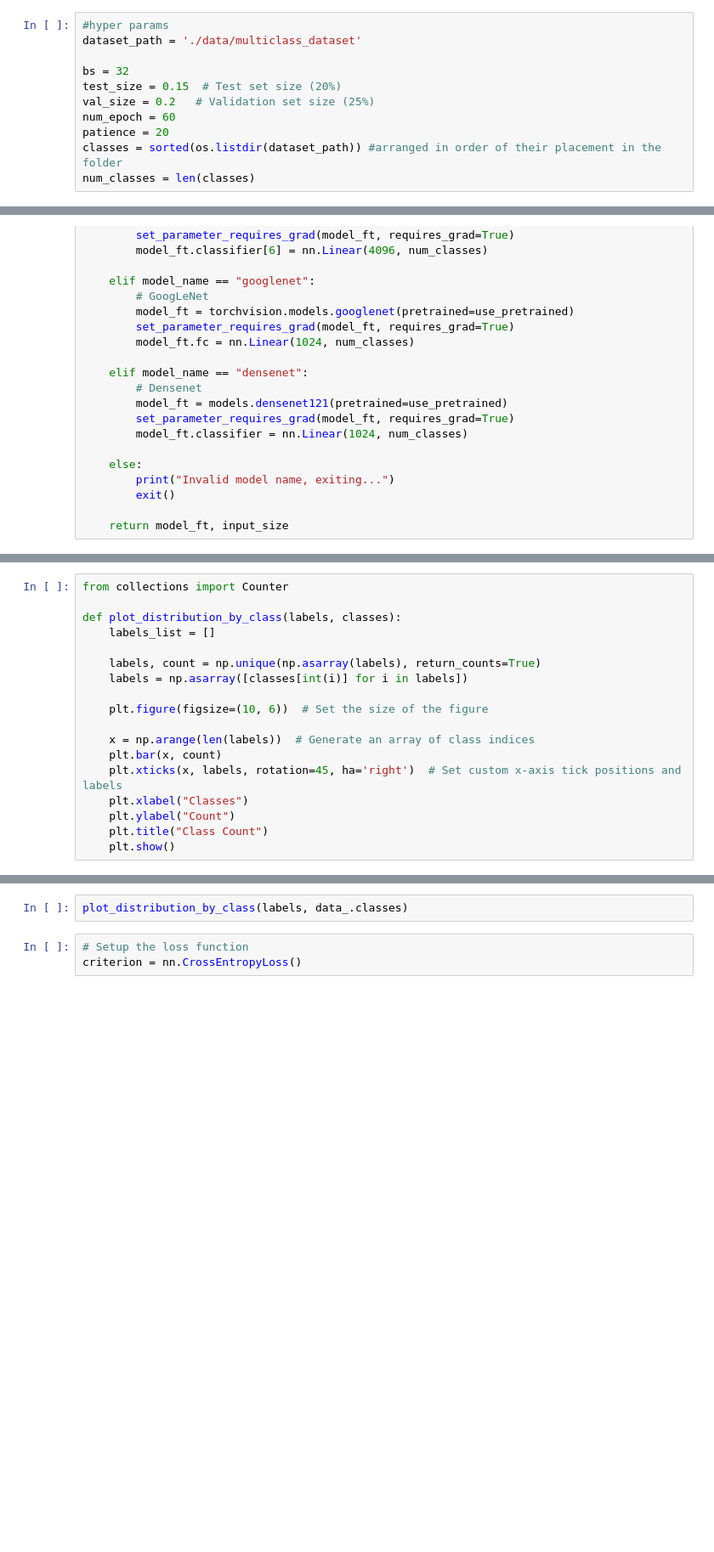
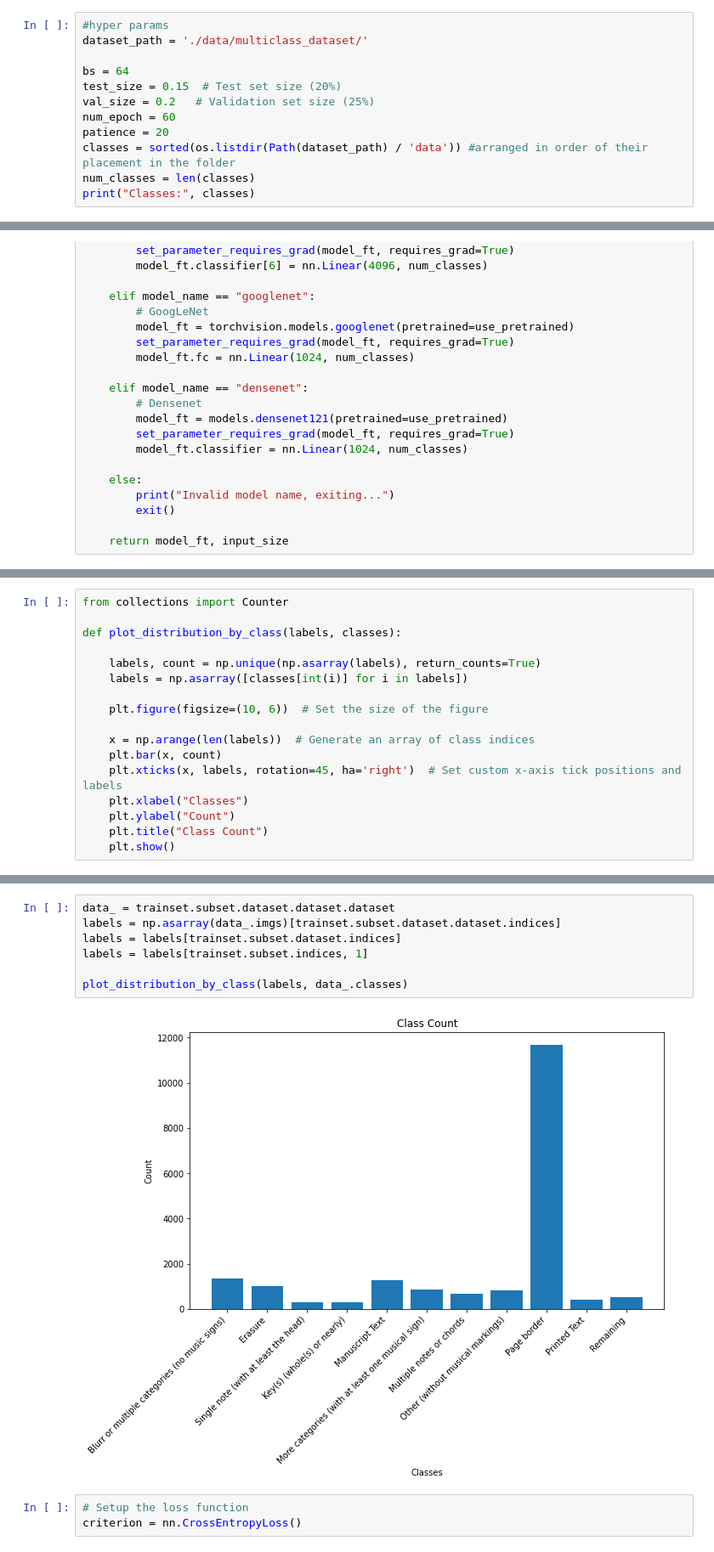
Before and after one commit to LIMUNIMI/RicordiArchiveOMR, a Jupyter notebook: OMR_Multiclass.ipynb, the cells around one changed output, grey strips where cells are left out. Shown: that part at 85% size. Drawn from its saved outputs; the diff is of its cells as text; blank space fills up the shorter version.

```diff
--- a/OMR_Multiclass.ipynb
+++ b/OMR_Multiclass.ipynb
@@ -41,15 +41,16 @@ from collections import defaultdict
 from pathlib import Path
 # %%
 #hyper params
-dataset_path = './data/multiclass_dataset'
+dataset_path = './data/multiclass_dataset/'
 
-bs = 32
+bs = 64
 test_size = 0.15  # Test set size (20%)
 val_size = 0.2   # Validation set size (25%)
 num_epoch = 60
 patience = 20
-classes = sorted(os.listdir(dataset_path)) #arranged in order of their placement in the folder
+classes = sorted(os.listdir(Path(dataset_path) / 'data')) #arranged in order of their placement in the folder
 num_classes = len(classes)
+print("Classes:", classes)
 # %%
 def transform_denoise(image):
     # Denoising transformation (replace with your denoising algorithm)
@@ -451,7 +451,6 @@ print("Device:", device)
 from collections import Counter
 
 def plot_distribution_by_class(labels, classes):
-    labels_list = []
 
     labels, count = np.unique(np.asarray(labels), return_counts=True)
     labels = np.asarray([classes[int(i)] for i in labels])
@@ -480,5 +472,12 @@ print(num_classes)
 # %%
+data_ = trainset.subset.dataset.dataset.dataset
+labels = np.asarray(data_.imgs)[trainset.subset.dataset.dataset.indices]
+labels = labels[trainset.subset.dataset.indices]
+labels = labels[trainset.subset.indices, 1]
+
 plot_distribution_by_class(labels, data_.classes)
+# %% [output]
+[figure, added]
 # %%
 # Setup the loss function
 criterion = nn.CrossEntropyLoss()
```
Also changed, not shown: parts of 5 cells of this notebook, 3 other files.
